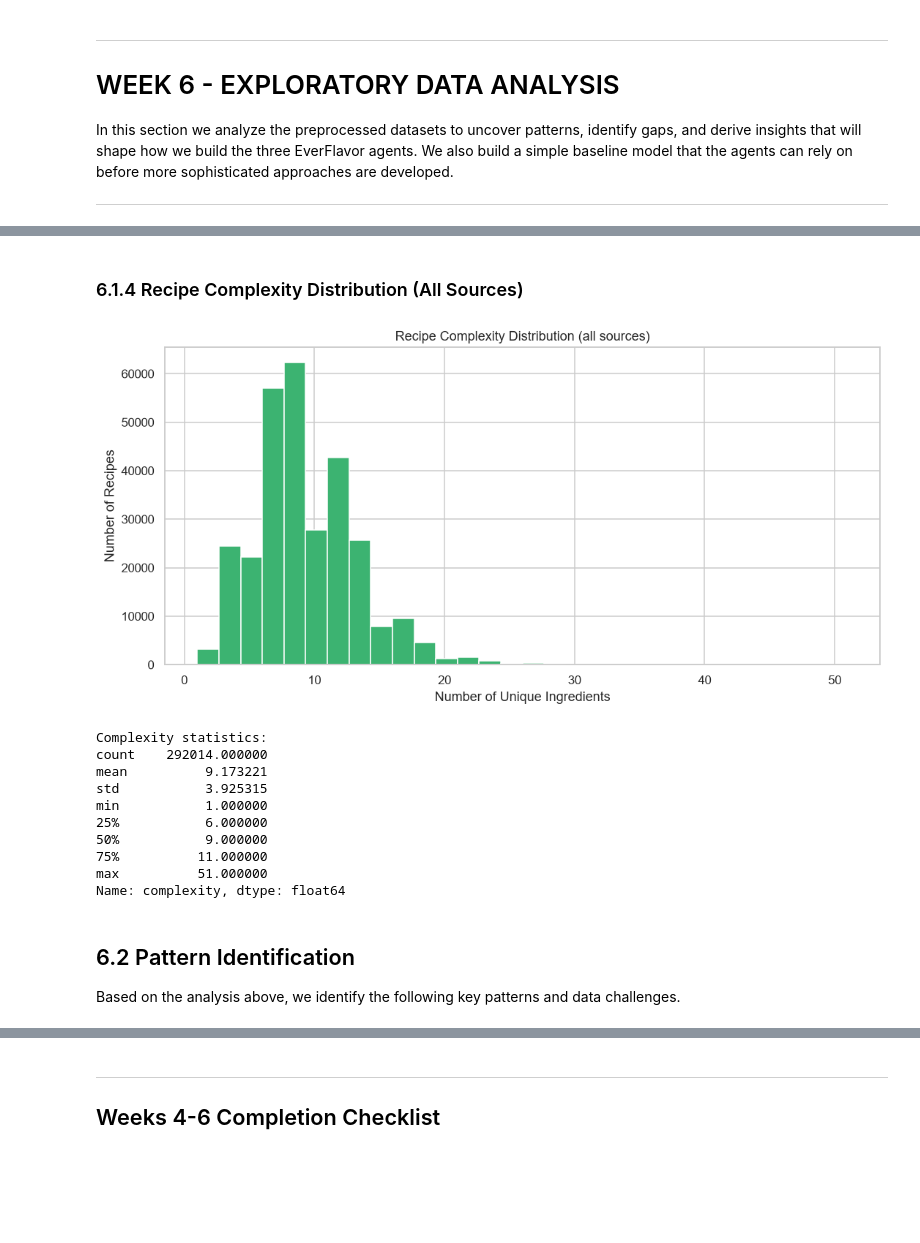
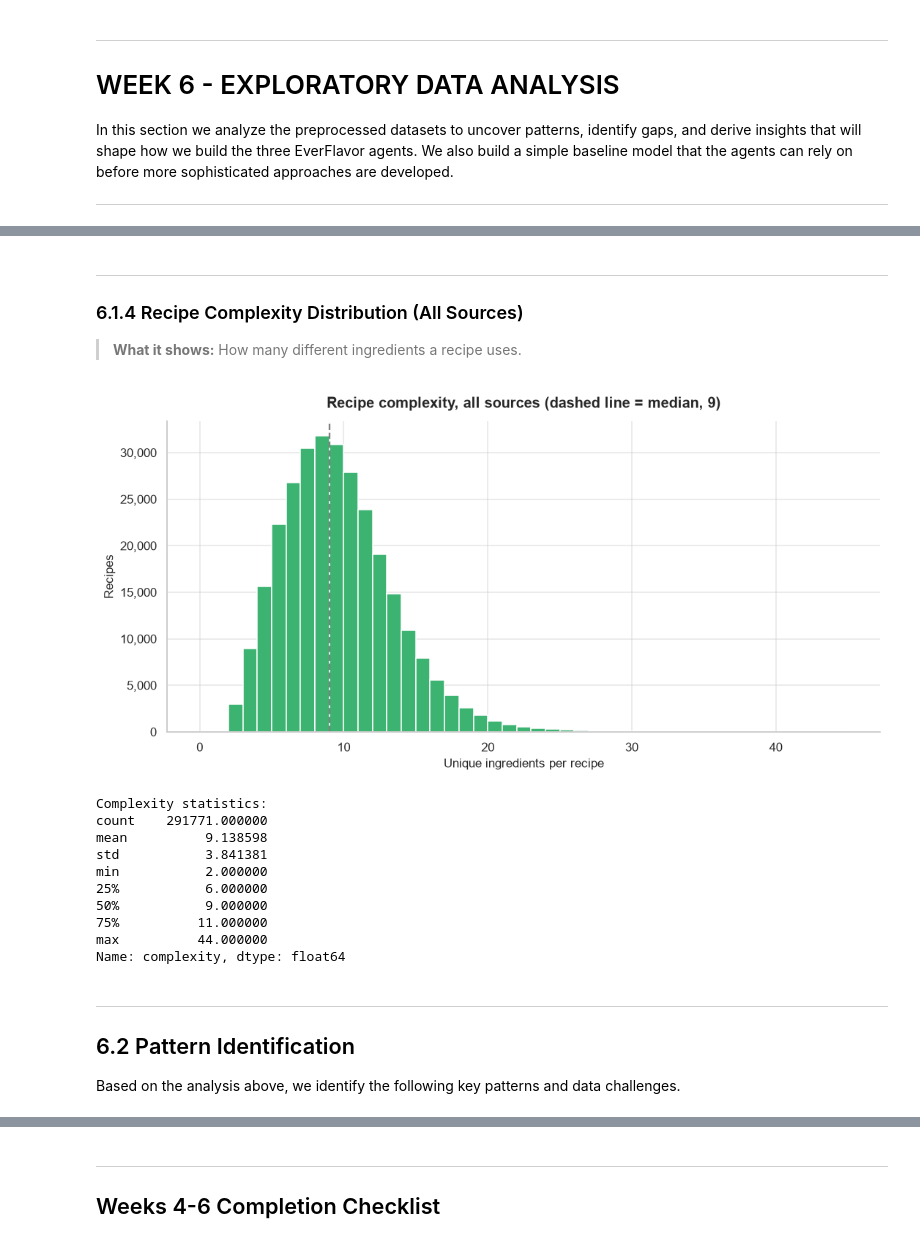
Before and after one commit to Chloe-Tu2/The-EverFlavor-AI, a Jupyter notebook: notebooks/01_data_acquisition_EverFlavor_V3.ipynb, the cells around one changed output, grey strips where cells are left out. Cells and saved outputs as stored; diff of their text form; code cells hidden in the pictures; blank space fills up the shorter version.

```diff
--- a/notebooks/01_data_acquisition_EverFlavor_V3.ipynb
+++ b/notebooks/01_data_acquisition_EverFlavor_V3.ipynb
@@ -848,12 +1098,12 @@ preserved lemon                        Beldi Preserved Lemons         29.000000
 # %%
 # -------------------------------------------------------
 # Barcode lookup example.
-# Barcode 3270160052066 is Maille Dijon Originale mustard,
+# Barcode 3036810201211 is Maille Dijon mustard (Moutarde Fine),
 # a European condiment widely available internationally
 # and a good test case for the Sourcing Agent.
 # -------------------------------------------------------
 
-sample_barcode = "3270160052066"
+sample_barcode = "3036810201211"
 try:
     product = off_get_by_barcode(sample_barcode)
 except Exception as e:
@@ -1909,0 +2313,21 @@ Vegetarian labels overridden by meat or fish in the ingredients: 50
+# %%
+prevalence = pd.DataFrame({"Food.com": df_fc[FLAG_COLUMNS].mean() * 100,
+                           "Hugging Face": df_hf[FLAG_COLUMNS].mean() * 100})
+agreement = {}
+for tag, col, expected in TAG_CHECKS:
+    tagged = fc_tag_sets.apply(lambda s: tag in s)
+    if tagged.any():
+        agreement[f"'{tag}' tag"] = (df_fc.loc[tagged, col] == expected).mean() * 100
+agreement = pd.Series(agreement).sort_values()
+
+fig, axes = plt.subplots(1, 2, figsize=(15, 5.5), gridspec_kw={"width_ratios": [1, 1.1]})
+sns.heatmap(prevalence, annot=True, fmt=".0f", cmap="YlOrRd", ax=axes[0],
+            cbar_kws={"label": "% of recipes"})
+axes[0].set_title("Share of recipes with each flag (%)")
+colors = ["seagreen" if v >= 95 else "orange" for v in agreement.values]
+axes[1].barh(agreement.index, agreement.values, color=colors)
+axes[1].axvline(95, ls="--", color="gray")
+axes[1].set_xlim(0, 100)
+label_bars(axes[1], fmt="{:.1f}%")
+axes[1].set_title("Our flags agree with Food.com's own tags (%)\n(dashed line = 95%)")
+show_figure(fig, "05_restriction_flags")
@@ -2445,10 +3284,7 @@ import seaborn as sns
 from collections import Counter
 import ast
 
-# Use a clean visual style throughout
-sns.set_theme(style="whitegrid", palette="muted")
-plt.rcParams["figure.dpi"] = 110
-
+# The chart style and show_figure() come from section 2.3.3
 # The setup cell in 2.3 moves to the project folder; without it,
 # the data/ paths below point to the wrong place after a restart.
 if "PROJECT_ROOT" not in globals():
@@ -2601,30 +3449,37 @@ Top 20 ingredients:
 # %% [markdown]
+---
+
 ### 6.1.4 Recipe Complexity Distribution (All Sources)
+
+> **What it shows:** How many different ingredients a recipe uses.
 # %%
 fig, ax = plt.subplots(figsize=(10, 5))
-ax.hist(df_all["complexity"].dropna(), bins=30, color="mediumseagreen", edgecolor="white")
-ax.set_xlabel("Number of Unique Ingredients")
-ax.set_ylabel("Number of Recipes")
-ax.set_title("Recipe Complexity Distribution (all sources)")
-plt.tight_layout()
-plt.savefig("data/processed/complexity_distribution.png", bbox_inches="tight")
-plt.show()
+complexity = df_all["complexity"].dropna()
+ax.hist(complexity, bins=range(0, int(complexity.max()) + 2), color="mediumseagreen", edgecolor="white")
+ax.axvline(complexity.median(), ls="--", color="gray")
+ax.set_xlabel("Unique ingredients per recipe")
+ax.set_ylabel("Recipes")
+thousands(ax)
+ax.set_title(f"Recipe complexity, all sources (dashed line = median, {complexity.median():.0f})")
+show_figure(fig, "14_recipe_complexity")
 
 print("Complexity statistics:")
 print(df_all["complexity"].describe())
 # %% [output]
-[figure, old version]
+[figure, new version]
 Complexity statistics:
-count    292014.000000
-mean          9.173221
-std           3.925315
-min           1.000000
+count    291771.000000
+mean          9.138598
+std           3.841381
+min           2.000000
 25%           6.000000
 50%           9.000000
 75%          11.000000
-max          51.000000
+max          44.000000
 Name: complexity, dtype: float64
 # %% [markdown]
+---
+
 ## 6.2 Pattern Identification
 
 Based on the analysis above, we identify the following key patterns and data challenges.
```
Also changed, not shown: parts of 128 cells of this notebook, 1 other file.
